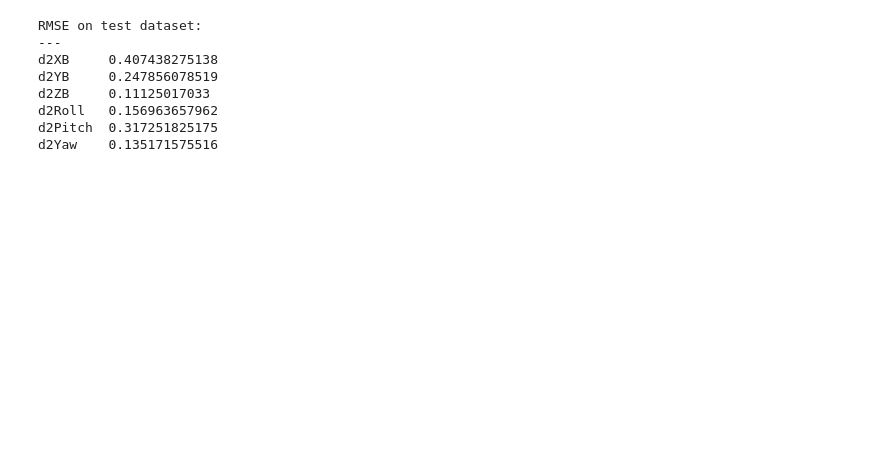
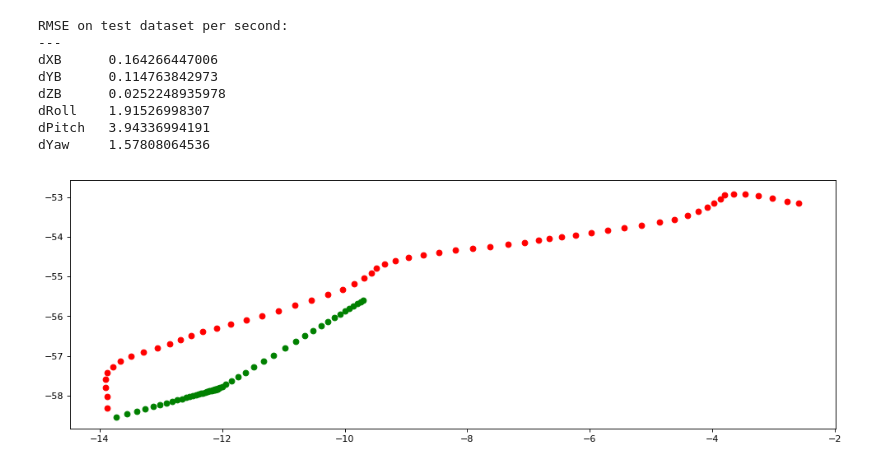
Before and after one commit to abdelrahman-t/rl, a Jupyter notebook: multirotor/src/notebooks/rnn.ipynb, the cells around one changed output. Saved outputs shown, nothing was run; the diff lists cells and outputs as text; code cells hidden in the pictures; blank space fills up the shorter version.

Commit message:
working velocity model

```diff
--- a/multirotor/src/notebooks/rnn.ipynb
+++ b/multirotor/src/notebooks/rnn.ipynb
@@ -74,7 +65,7 @@ X_sequence, y_sequence = get_sequence(X.values, y.values, x_frames, time_steps=t
 train = int(0.8 * X_sequence.shape[0])
 xTrain, xTest, yTrain, yTest = X_sequence[:train], X_sequence[train:], y_sequence[:train], y_sequence[train:]
 # %%
-model = build_model(input_shape=(time_steps, 12), output_dim=6, dropout=0.01)
+model = build_model(input_shape=(time_steps, 12), output_dim=6, dropout=0.1, l2=3.0)
 model.fit(xTrain, yTrain, epochs=1000, batch_size=600)
 # %% [output]
 Epoch 1/1000
@@ -98,17 +91,58 @@ Epoch 1000/1000
 # %%
-yPredicted = pd.DataFrame(model.predict(xTest), columns=y.columns)
-yTest_df = pd.DataFrame(yTest, columns=y.columns)
+yPredicted2 = pd.DataFrame(model.predict(xTest), columns=y.columns)
+print('RMSE on test dataset per second:\n---')
 
-print('RMSE on test dataset:\n---')
-
-for i in y.columns:
-    print(i + '\t', mean_squared_error(yPredicted[i], yTest_df[i]) ** 0.5)
+for i, c in enumerate(y.columns):
+    error = (mean_squared_error(yPredicted2[c], yTest_df[c]) ** 0.5)
+    print(c + '\t', np.rad2deg(error) if i > 2 else error)
 # %% [output]
-RMSE on test dataset:
+RMSE on test dataset per second:
 ---
-d2XB     0.407438275138
-d2YB     0.247856078519
-d2ZB     0.11125017033
-d2Roll   0.156963657962
-d2Pitch  0.317251825175
-d2Yaw    0.135171575516
+dXB      0.164266447006
+dYB      0.114763842973
+dZB      0.0252248935978
+dRoll    1.91526998307
+dPitch   3.94336994191
+dYaw     1.57808064536
+# %%
+def addPrediction(x, prediction):
+    shifted = np.roll(np.copy(x), -1, axis=0)
+    shifted[-1] = prediction
+
+    return shifted
+# %%
+def predict(actions, position, orientation, x0, frequency=10, limit=100, model=model):
+    for i in range(0, limit):
+        if i > 0:
+            roll, pitch, yaw = toEulerianAngle(orientation)
+            last = np.concatenate((linearVelocity, angularVelocity, [roll, pitch] , actions[i]))
+            x0 = addPrediction(x0, last)
+
+        s1 = model.predict(x0)[0]
+
+        orientation, position, linearVelocity, angularVelocity=\
+        next(integrateTrajectoryVelocityBody(position=position, orientation=orientation,
+                                             frequency=[frequency],
+                                             linearVelocities=[s1[[0, 1, 2]]],
+                                             angularVelocities=[s1[[3, 4, 5]]]))
+        yield orientation, position
+# %%
+plt.figure(num=None, figsize=(15, 5), dpi=80, facecolor='w', edgecolor='k')
+
+limit = 60
+shift = np.random.randint(xTest.shape[0]-limit)
+
+actions = xTest[shift:, -1, [-4, -3, -2, -1]]
+position = dataset.loc[train + shift, ['x', 'y', 'z']].values
+orientation = Quaternion(dataset.loc[train + shift, ['scalar', 'i', 'j', 'k']].values)
+
+gen2 = predict(position=position, orientation=orientation, x0=xTest[shift].reshape(1, 3, 12), actions=actions)
+
+for i in range(1, limit):
+    pTrue = dataset.loc[i+train+shift, ['x', 'y', 'z']]
+    o, p = next(gen2)
+
+    plt.scatter(pTrue[0], pTrue[1], color='green')
+    plt.scatter(p[0], p[1], color='red')
+# %% [output]
+[figure, added]
```
Also changed, not shown: parts of 7 cells of this notebook, 22 other files.
